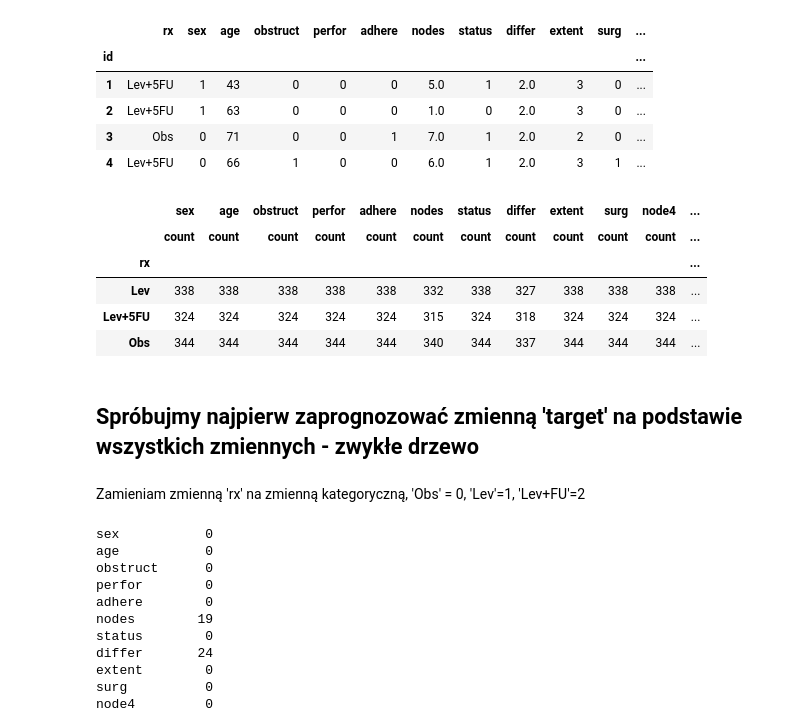
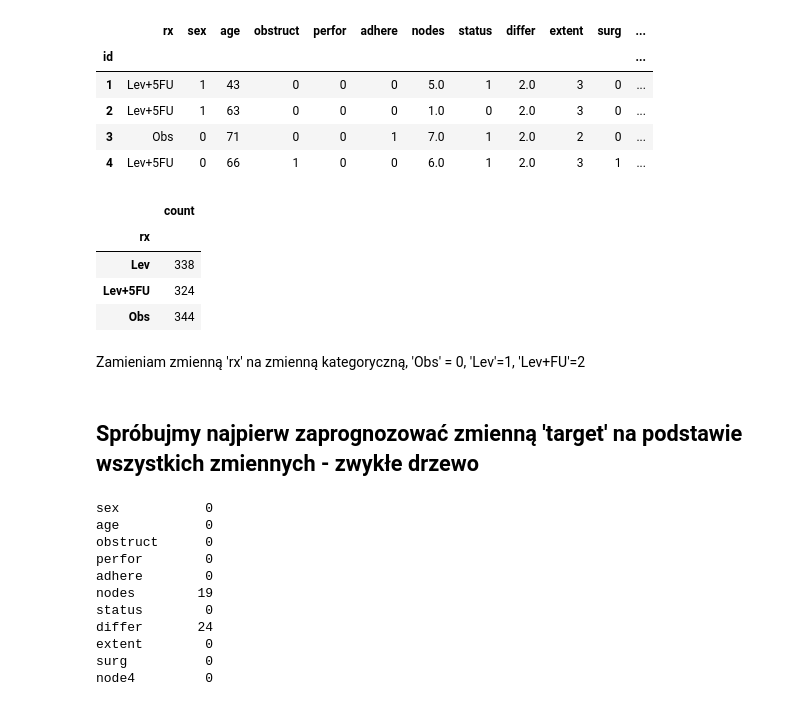
Before and after one commit to aleksandramiesiac/UpliftModelling_Iml_team4, a Jupyter notebook: models/model_casual.ipynb, the cells around one changed output. Drawn from its saved outputs; the diff is of its cells as text; code cells hidden in the pictures.

```diff
--- a/models/model_casual.ipynb
+++ b/models/model_casual.ipynb
@@ -12,23 +12,22 @@ data.head(4)
 | 3 | Obs | 0 | 71 | 0 | 0 | 1 | 7.0 | 1 | 2.0 | 2 | 0 | ... |
 | 4 | Lev+5FU | 0 | 66 | 1 | 0 | 0 | 6.0 | 1 | 2.0 | 3 | 1 | ... |
 # %%
-data.groupby(['rx']).agg(['count'])
+data.groupby(['rx']).sex.agg(['count'])
 # %% [output]
-|  | sex | age | obstruct | perfor | adhere | nodes | status | differ | extent | surg | node4 | ... |
-|  | count | count | count | count | count | count | count | count | count | count | count | ... |
-| rx |  |  |  |  |  |  |  |  |  |  |  | ... |
-| Lev | 338 | 338 | 338 | 338 | 338 | 332 | 338 | 327 | 338 | 338 | 338 | ... |
-| Lev+5FU | 324 | 324 | 324 | 324 | 324 | 315 | 324 | 318 | 324 | 324 | 324 | ... |
-| Obs | 344 | 344 | 344 | 344 | 344 | 340 | 344 | 337 | 344 | 344 | 344 | ... |
+|  | count |
+| rx |  |
+| Lev | 338 |
+| Lev+5FU | 324 |
+| Obs | 344 |
 # %%
 treatmentVariable = "rx"
 targetVariable = "target"
+# %% [markdown]
+Zamieniam zmienną 'rx' na zmienną kategoryczną, 'Obs' = 0, 'Lev'=1, 'Lev+FU'=2
 # %%
 data['treatment'] = np.where(data['rx']=='Obs', 0, np.where(data['rx']=='Lev',1,2))
 # %% [markdown]
 ## Spróbujmy najpierw zaprognozować zmienną 'target' na podstawie wszystkich zmiennych - zwykłe drzewo
-# %% [markdown]
-Zamieniam zmienną 'rx' na zmienną kategoryczną, 'Obs' = 0, 'Lev'=1, 'Lev+FU'=2
 # %%
 df = data.drop(['rx', 'time_recc','time_death'], axis=1)
 # %%
```
Also changed, not shown: parts of 10 cells of this notebook, 8 other files.
